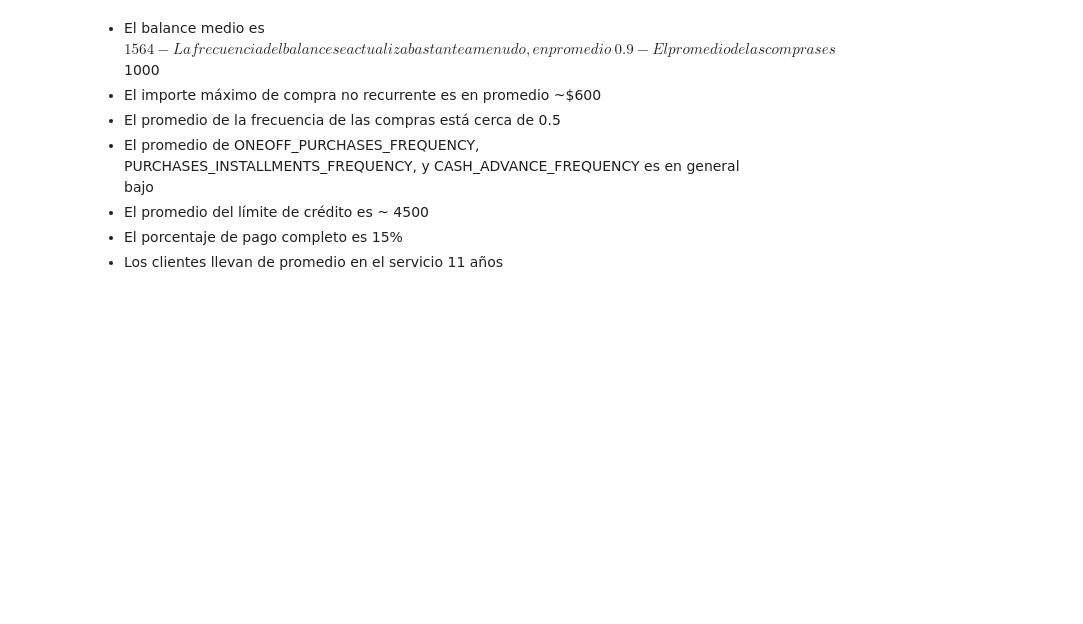
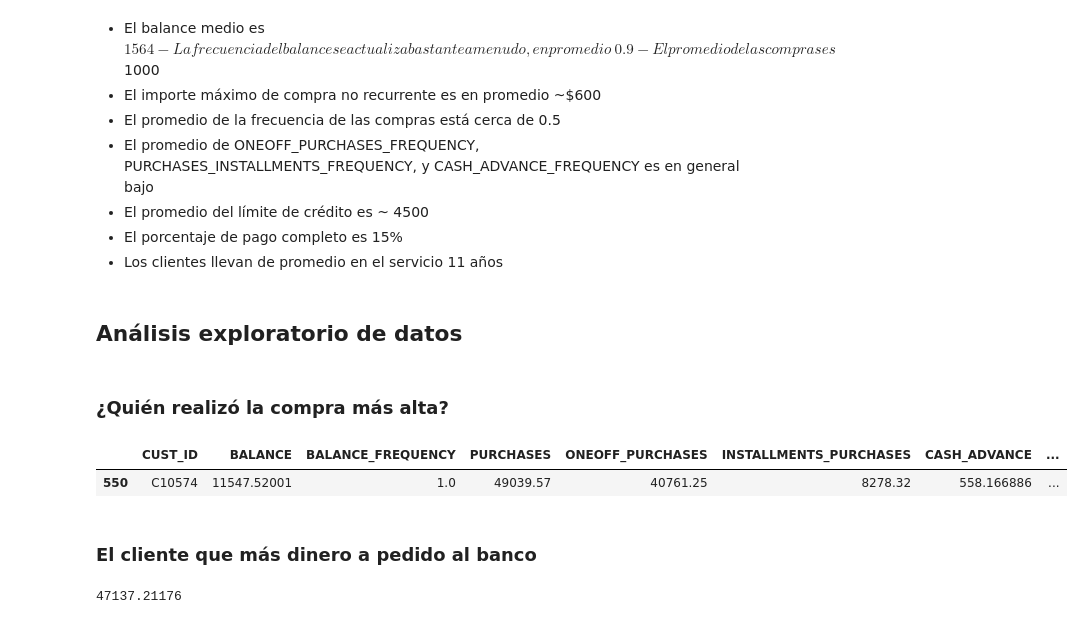
Before and after one commit to FaustinoAndres/customer_classification_with_K-Means, a Jupyter notebook: customer_classification_with_K-Means.ipynb, the cells around one changed output. Drawn from its saved outputs; the diff is of its cells as text; code cells hidden in the pictures; blank space fills up the shorter version.

```diff
--- a/customer_classification_with_K-Means.ipynb
+++ b/customer_classification_with_K-Means.ipynb
@@ -85,3 +87,18 @@ creditcard_df.describe()
 - El promedio del límite de crédito es ~ 4500
 - El porcentaje de pago completo es 15%
 - Los clientes llevan de promedio en el servicio 11 años
+# %% [markdown]
+## Análisis exploratorio de datos
+# %% [markdown]
+### ¿Quién realizó la compra más alta?
+# %%
+creditcard_df[creditcard_df['ONEOFF_PURCHASES'] == 40761.25]
+# %% [output]
+|  | CUST_ID | BALANCE | BALANCE_FREQUENCY | PURCHASES | ONEOFF_PURCHASES | INSTALLMENTS_PURCHASES | CASH_ADVANCE | ... |
+| 550 | C10574 | 11547.52001 | 1.0 | 49039.57 | 40761.25 | 8278.32 | 558.166886 | ... |
+# %% [markdown]
+### El cliente que más dinero a pedido al banco
+# %%
+creditcard_df['CASH_ADVANCE'].max()
+# %% [output]
+47137.21176
```
Also changed, not shown: parts of 5 cells of this notebook.
